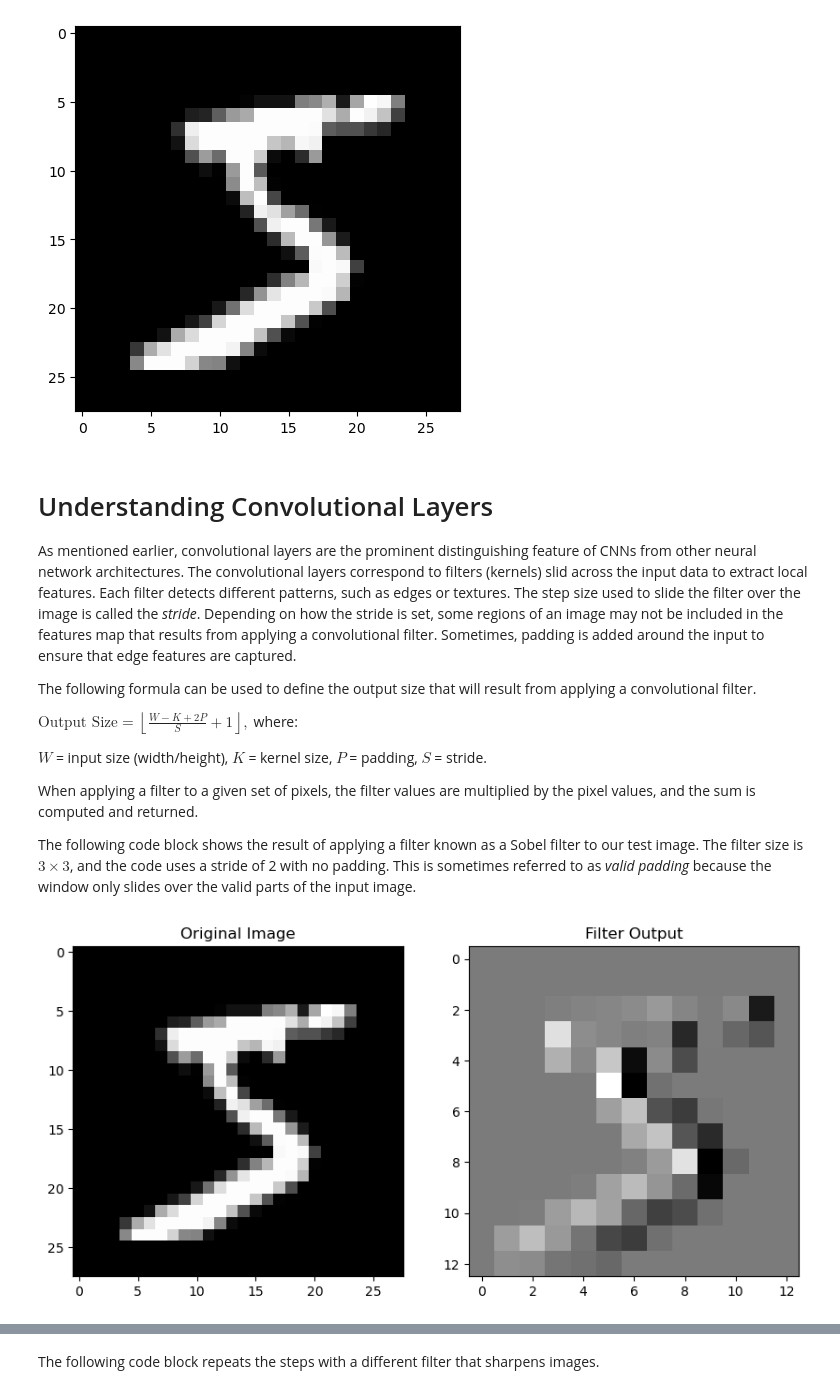
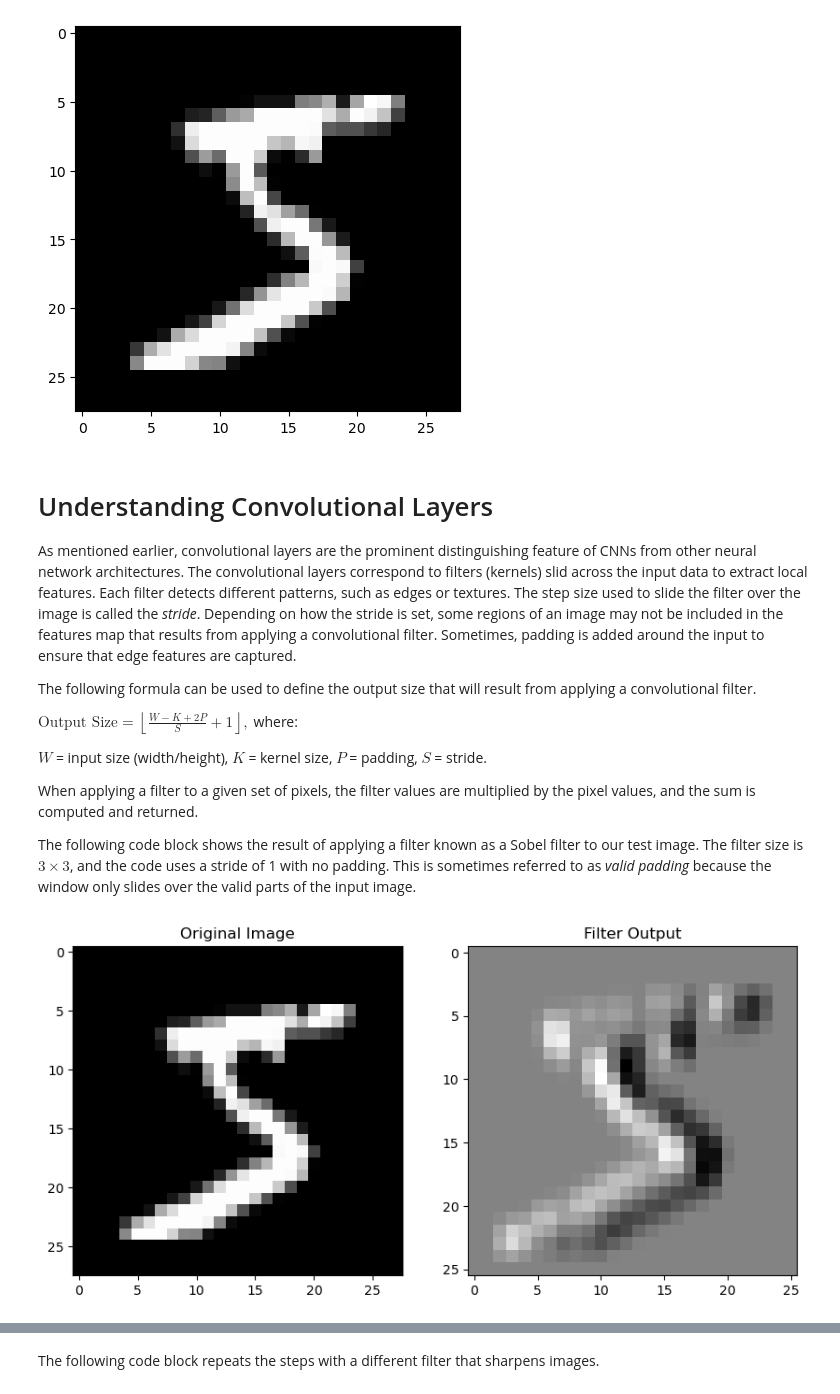
Before and after one commit to freemanalytics/predictive-modeling, a Jupyter notebook: Convolutional_Neural_Networks.ipynb, the cells around one changed output, grey strips where cells are left out. Saved outputs shown, nothing was run; the diff lists cells and outputs as text; code cells hidden in the pictures.

```diff
--- a/Convolutional_Neural_Networks.ipynb
+++ b/Convolutional_Neural_Networks.ipynb
@@ -93,7 +94,7 @@ $S$ = stride.</br>
 
 When applying a filter to a given set of pixels, the filter values are multiplied by the pixel values, and the sum is computed and returned.
 
-The following code block shows the result of applying a filter known as a Sobel filter to our test image. The filter size is $ 3 \times 3$, and the code uses a stride of 2 with no padding. This is sometimes referred to as *valid padding* because the window only slides over the valid parts of the input image.
+The following code block shows the result of applying a filter known as a Sobel filter to our test image. The filter size is $ 3 \times 3$, and the code uses a stride of 1 with no padding. This is sometimes referred to as *valid padding* because the window only slides over the valid parts of the input image.
 # %%
 sobel_filter = np.array([
     [-1, 0, 1],
@@ -102,7 +103,7 @@ sobel_filter = np.array([
 ])
 
 filter_size = len(sobel_filter)
-stride = 2
+stride = 1
 padding = 0
 
 conv_output_height = np.floor((test_image.shape[0] - filter_size - 2*padding)/stride + 1).astype(np.int32)
@@ -113,34 +114,34 @@ conv_output = np.zeros((conv_output_height, conv_output_width))
 
 for i in range(0, conv_output_height):
     for j in range(0, conv_output_width):
         row_start = i * stride
         col_start = j * stride
 
         window = test_image[row_start:row_start + filter_size, col_start:col_start + filter_size]
         conv_output[i, j] = np.sum(window * sobel_filter)
 
 mosaic = [
     ['Original Image', 'Filter Output'],
 ]
 plot_mapper = {
     'Original Image': test_image,
     'Filter Output': conv_output,
 }
 
 
 fig, ax = plt.subplot_mosaic(mosaic, figsize=(10, 10))
 
 for subplot_title, subplot_array in plot_mapper.items():
 
     ax[subplot_title].imshow(
         subplot_array,
         cmap='gray',
     )
     ax[subplot_title].set_title(subplot_title)
 
 plt.show()
 # %% [output]
-[figure, old version]
+[figure, new version]
 # %% [markdown]
 In a CNN, many convolutional filters are learned at each convolutional layer. Each filter learns weights that allow it to detect useful patterns for the downstream prediction task.
 
```
Also changed, not shown: parts of 32 cells of this notebook.
